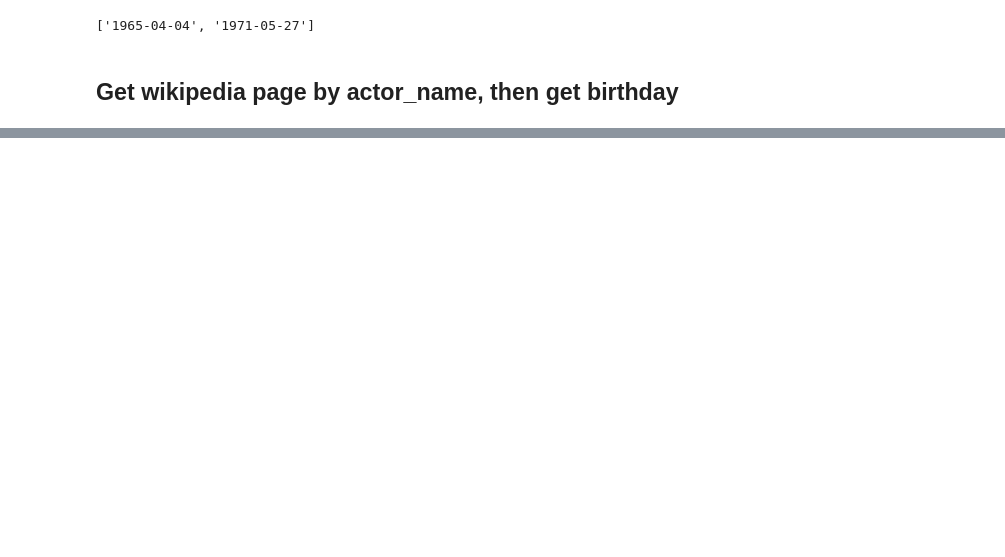
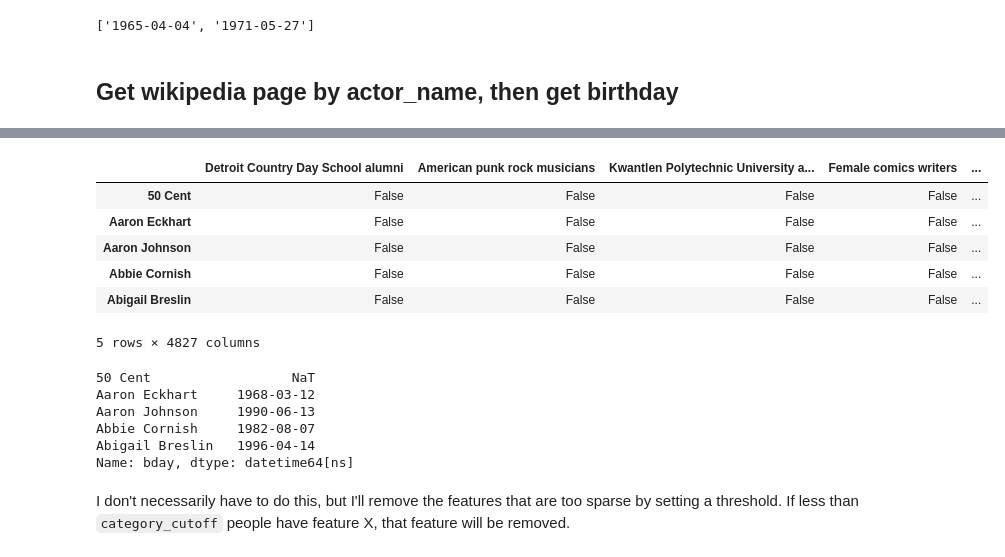
Before and after one commit to IanLondon/actor-age-curves, a Jupyter notebook: actor-demographics.ipynb, the cells around one changed output, grey strips where cells are left out. Cells and saved outputs as stored; diff of their text form; code cells hidden in the pictures; blank space fills up the shorter version.

```diff
--- a/actor-demographics.ipynb
+++ b/actor-demographics.ipynb
@@ -54,0 +52,15 @@ IndexError: list index out of range
+# %%
+actor_names = actor_revenue.actor_name.unique()
+
+print len(actor_names)
+
+wiki_urls = wikipedia_urls(actor_names)
+wiki_data = scrape.scrape_multi_elems(wiki_urls,
+    {
+        'bday':'//*[@class="bday"]/text()',
+        'text':'normalize-space(string(//div[@id="mw-content-text"]))',
+        'categories':'(//*[@id="catlinks"]//a)[position()>1]/text()'
+    },
+    keep_trees=True)
+
+print len(wiki_data)
@@ -54,0 +108,9 @@ IndexError: list index out of range
+# %%
+all_categories = set()
+
+for actor_name, actor_data in wiki_data.iteritems():
+    all_categories.update(actor_data['categories'])
+
+all_categories = list(all_categories)
+print 'got %i unique categories\n' % len(all_categories)
+print '\n'.join(all_categories[:10])
@@ -54,0 +130,28 @@ IndexError: list index out of range
+# %%
+for actor_name, actor_data in wiki_data.iteritems():
+    for category in all_categories:
+        wiki_data[actor_name][category] = category in actor_data['categories']
+# %%
+wiki_df = pd.DataFrame.from_dict(wiki_data, orient='index').drop(['tree','categories','text'], axis=1)
+wiki_df.head()
+# %% [output]
+|  | Detroit Country Day School alumni | American punk rock musicians | Kwantlen Polytechnic University a... | Female comics writers | ... |
+| 50 Cent | False | False | False | False | ... |
+| Aaron Eckhart | False | False | False | False | ... |
+| Aaron Johnson | False | False | False | False | ... |
+| Abbie Cornish | False | False | False | False | ... |
+| Abigail Breslin | False | False | False | False | ... |
+5 rows × 4827 columns
+# %%
+# Flatten the birthday 1-lists, then convert to Timestamp
+wiki_df.bday = pd.to_datetime([bday[0] if len(bday)==1 else '' for bday in wiki_df.bday])
+wiki_df.bday.head()
+# %% [output]
+50 Cent                  NaT
+Aaron Eckhart     1968-03-12
+Aaron Johnson     1990-06-13
+Abbie Cornish     1982-08-07
+Abigail Breslin   1996-04-14
+Name: bday, dtype: datetime64[ns]
+# %% [markdown]
+I don't necessarily have to do this, but I'll remove the features that are too sparse by setting a threshold. If less than `category_cutoff` people have feature X, that feature will be removed.
```
Also changed, not shown: parts of 26 cells of this notebook, 2 other files.
